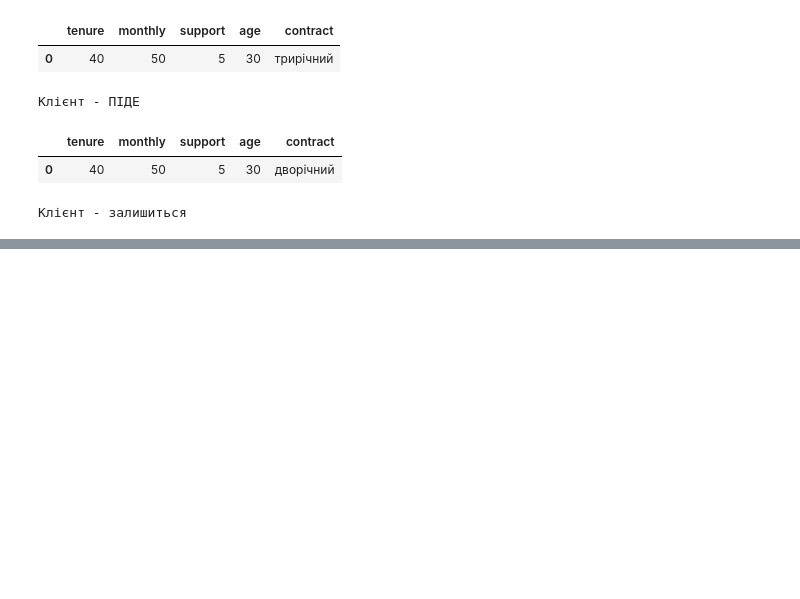
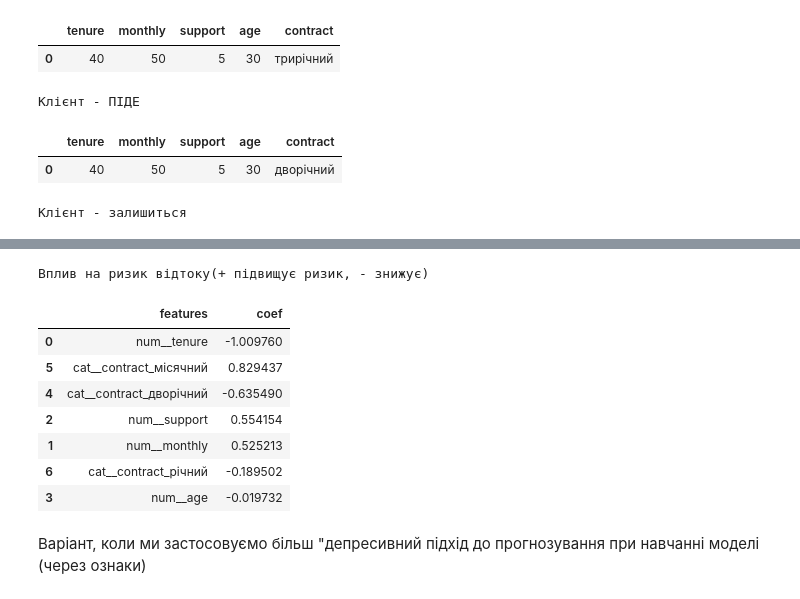
Before and after one commit to NadiiaIvashchuk/DTA_2026, a Jupyter notebook: ML/ML_Pipeplines.ipynb, the cells around one changed output, grey strips where cells are left out. Drawn from its saved outputs; the diff is of its cells as text; code cells hidden in the pictures; blank space fills up the shorter version.

```diff
--- a/ML/ML_Pipeplines.ipynb
+++ b/ML/ML_Pipeplines.ipynb
@@ -187,0 +220,22 @@ print('\nКлієнт -', 'ПІДЕ' if pipe.predict(new_client3) else 'зали
+# %%
+feat_names = pipe.named_steps['prep'].get_feature_names_out()
+coefs = pipe.named_steps['model'].coef_[0]
+coef_df = pd.DataFrame({
+    'features': feat_names,
+    'coef': coefs
+}).sort_values('coef', key=abs, ascending=False)
+
+print("Вплив на ризик відтоку(+ підвищує ризик, - знижує)")
+coef_df
+# %% [output]
+Вплив на ризик відтоку(+ підвищує ризик, - знижує)
+|  | features | coef |
+| 0 | num__tenure | -1.009760 |
+| 5 | cat__contract_місячний | 0.829437 |
+| 4 | cat__contract_дворічний | -0.635490 |
+| 2 | num__support | 0.554154 |
+| 1 | num__monthly | 0.525213 |
+| 6 | cat__contract_річний | -0.189502 |
+| 3 | num__age | -0.019732 |
+# %% [markdown]
+Варіант, коли ми застосовуємо більш "депресивний підхід до прогнозування при навчанні моделі (через ознаки)
```
Also changed, not shown: parts of 8 cells of this notebook.
